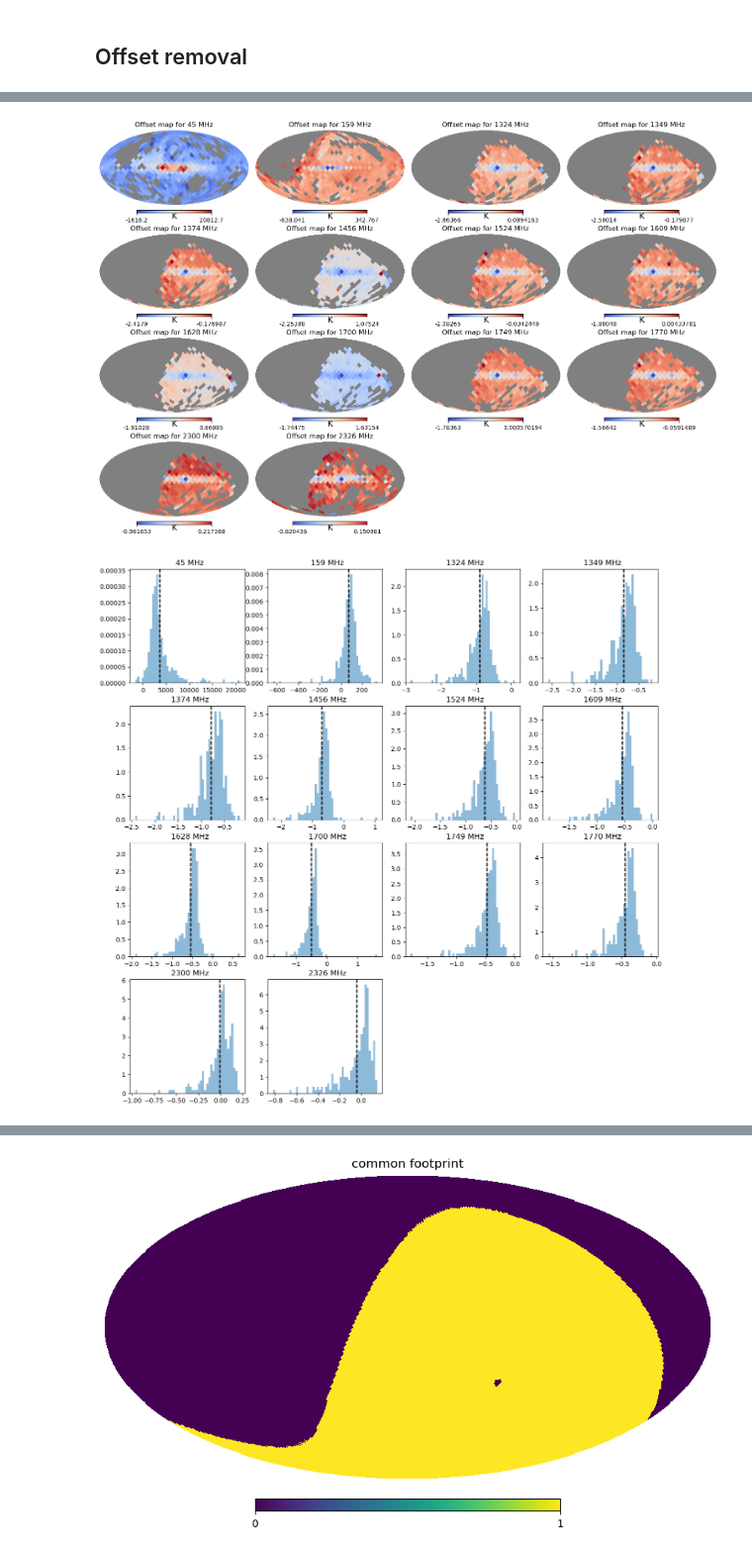
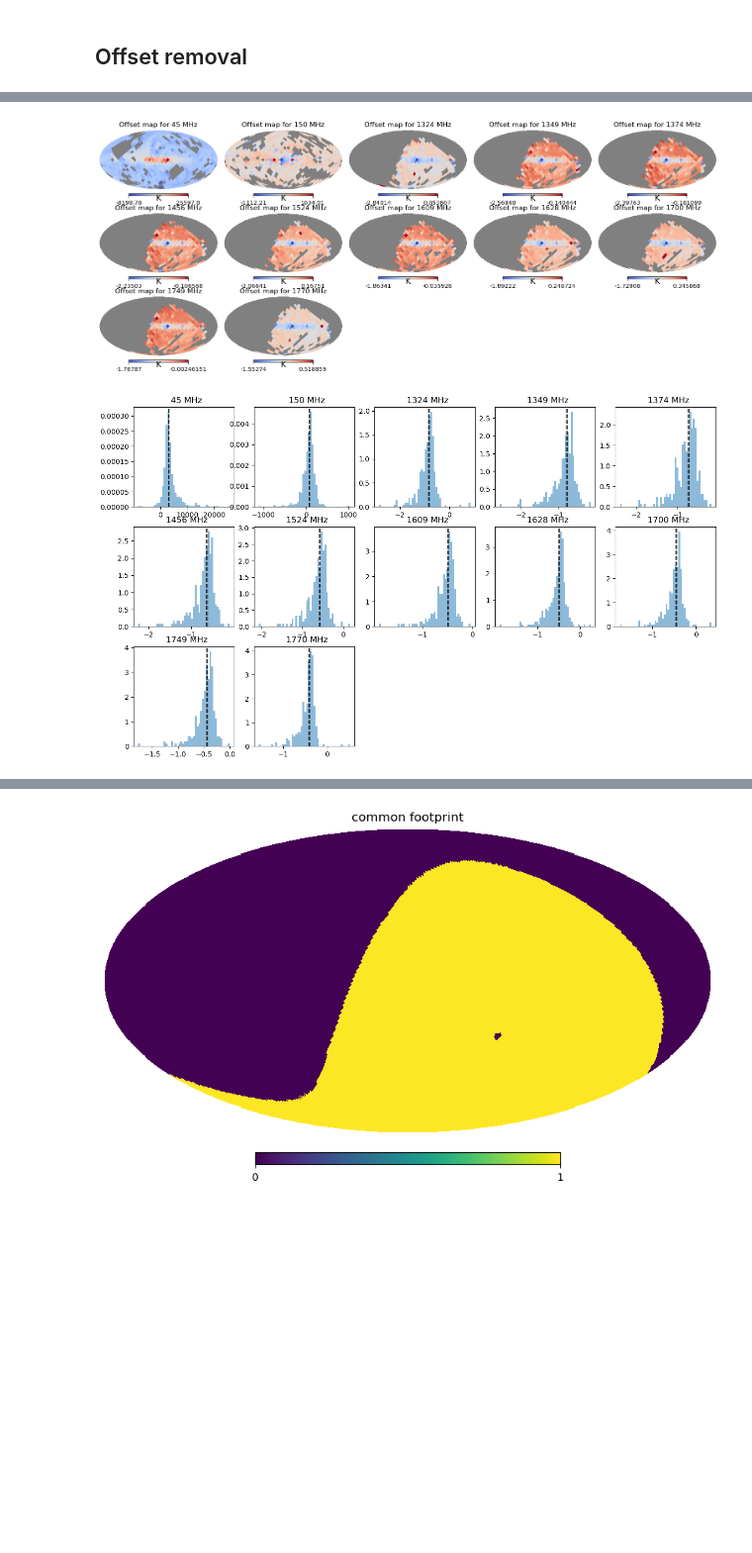
Before and after one commit to giuspugl/fitting_synchrotron, a Jupyter notebook: coarse_parameters_southern.ipynb, the cells around one changed output, grey strips where cells are left out. Shown at 99% size. Saved outputs shown, nothing was run; the diff lists cells and outputs as text; code cells hidden in the pictures; blank space fills up the shorter version.

```diff
--- a/coarse_parameters_southern.ipynb
+++ b/coarse_parameters_southern.ipynb
@@ -408,10 +446,8 @@ reading lambda_23de_hea.fits
 # %%
-nside = 64
-npix= hp.nside2npix(nside)
-freqs  =  np.array([  k for k in maps.keys()  ])
+
 
 fwhms = {45: 5.0*u.deg,
-         #150: 5. *u.deg ,
+         150: 5. *u.deg ,
          159: 3.1 *u.deg ,
        408 :56*u.arcmin,
        1324: 20.0*u.arcmin,
@@ -501,31 +564,34 @@ Southern Survey
 # %%
 output_dir = "../outputs"
 os.makedirs(output_dir, exist_ok=True)
 
 j=0
 pl.figure(figsize=(15, 10))
 
-for k, offset, error_offset  , offset_map  in results:
+for k,   offset_map  in off_map.items():
     hp.mollview(offset_map, title=f"Offset map for {k} MHz", unit=f"{maps[k].unit}" , cmap='coolwarm',
-                sub=(4,4,j+1))
+                sub=(5,5,j+1))
     j+=1
 
-offset_file = open(output_dir+'/offset_coarse_south.txt', 'w')
+offset_file = open(output_dir+'/offset_coarse.txt', 'w')
 
 pl.figure(figsize=(15, 15))
 j=0
-for k, offset, error_offset  , offset_map  in results:
+for k, offset in offsetvals.items():
+    error_offset = offerr[k]
+    offset_map = off_map[k]
+
     offset_file.write("%f %f % f\n" %(k, offset.value, error_offset))
-    pl.subplot(4, 4, j+1)
+    pl.subplot(5, 5, j+1)
     pl.title(f"  {k} MHz")
     pl.hist(np.ma.masked_invalid(offset_map ).data.flatten(), bins=50, label=f"{k} MHz", alpha=0.5, density=True)
     pl.axvline ( offset.value,ymax=1,linestyle=   '--', color='k', alpha=0.5)
     pl.axvline ( offset.value -error_offset ,ymax=1,linestyle=   '--', color='k', alpha=0.5)
     pl.axvline ( offset.value +error_offset ,ymax=1,linestyle=   '--', color='k', alpha=0.5)
     j+=1
 
 offset_file.close()
 # %% [output]
-[figure, old version]
+[figure, new version]
-[figure, old version]
+[figure, new version]
 # %%
```
Also changed, not shown: parts of 7 cells of this notebook, 2 other files.
